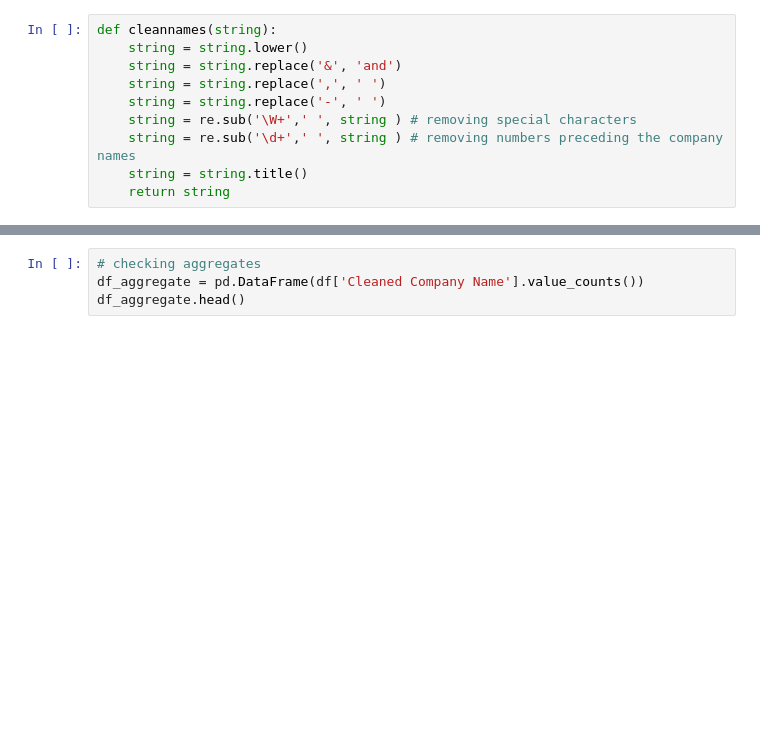
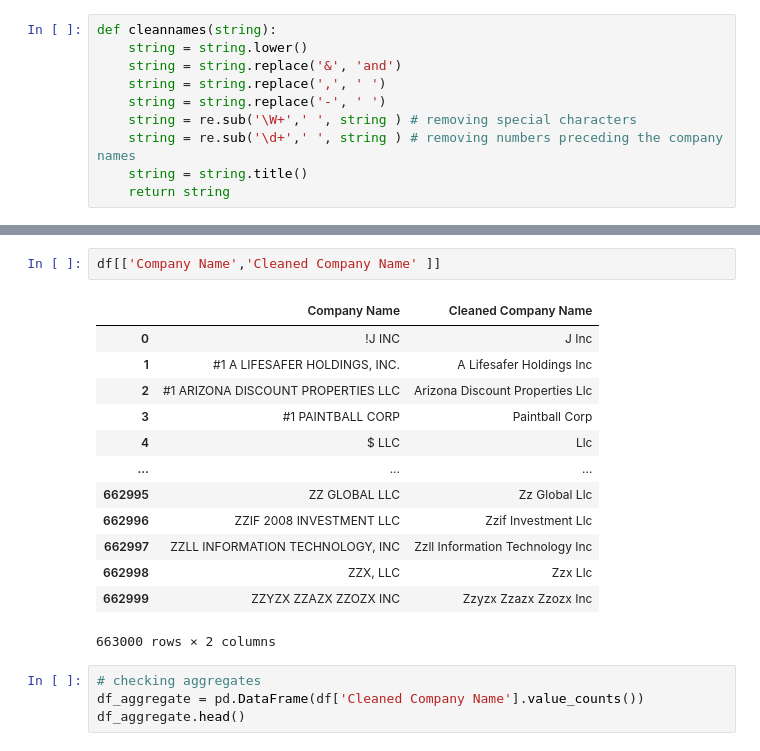
Before and after one commit to hmishra0/NLP-Name-Matching, a Jupyter notebook: NLP Based Name Matching.ipynb, the cells around one changed output, grey strips where cells are left out. Cells and saved outputs as stored; diff of their text form; blank space fills up the shorter version.

```diff
--- a/NLP Based Name Matching.ipynb
+++ b/NLP Based Name Matching.ipynb
@@ -49,6 +49,22 @@ df.head()
 | 2 | 3 | #1 ARIZONA DISCOUNT PROPERTIES LLC | 1457512 | Arizona Discount Properties Llc |
 | 3 | 4 | #1 PAINTBALL CORP | 1433777 | Paintball Corp |
 | 4 | 5 | $ LLC | 1427189 | Llc |
+# %%
+df[['Company Name','Cleaned Company Name' ]]
+# %% [output]
+|  | Company Name | Cleaned Company Name |
+| 0 | !J INC | J Inc |
+| 1 | #1 A LIFESAFER HOLDINGS, INC. | A Lifesafer Holdings Inc |
+| 2 | #1 ARIZONA DISCOUNT PROPERTIES LLC | Arizona Discount Properties Llc |
+| 3 | #1 PAINTBALL CORP | Paintball Corp |
+| 4 | $ LLC | Llc |
+| ... | ... | ... |
+| 662995 | ZZ GLOBAL LLC | Zz Global Llc |
+| 662996 | ZZIF 2008 INVESTMENT LLC | Zzif Investment Llc |
+| 662997 | ZZLL INFORMATION TECHNOLOGY, INC | Zzll Information Technology Inc |
+| 662998 | ZZX, LLC | Zzx Llc |
+| 662999 | ZZYZX ZZAZX ZZOZX INC | Zzyzx Zzazx Zzozx Inc |
+663000 rows × 2 columns
 # %%
 # checking aggregates
 df_aggregate = pd.DataFrame(df['Cleaned Company Name'].value_counts())
```
Also changed, not shown: parts of 2 cells of this notebook.
